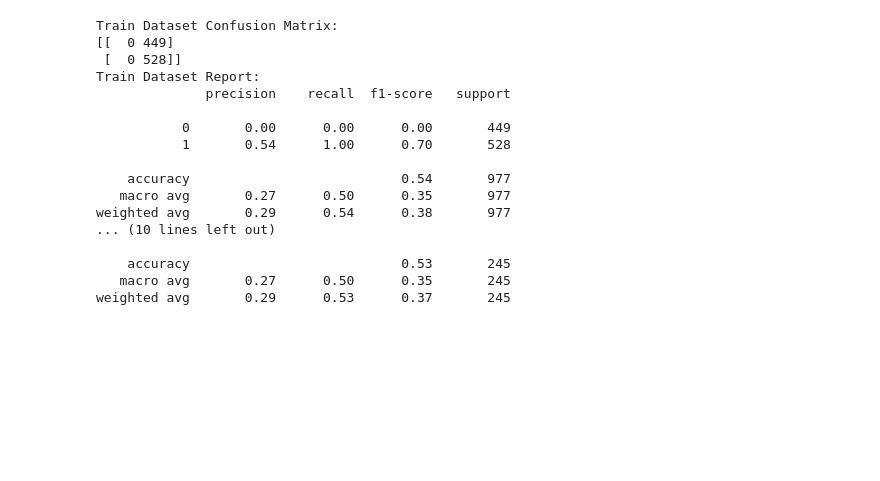
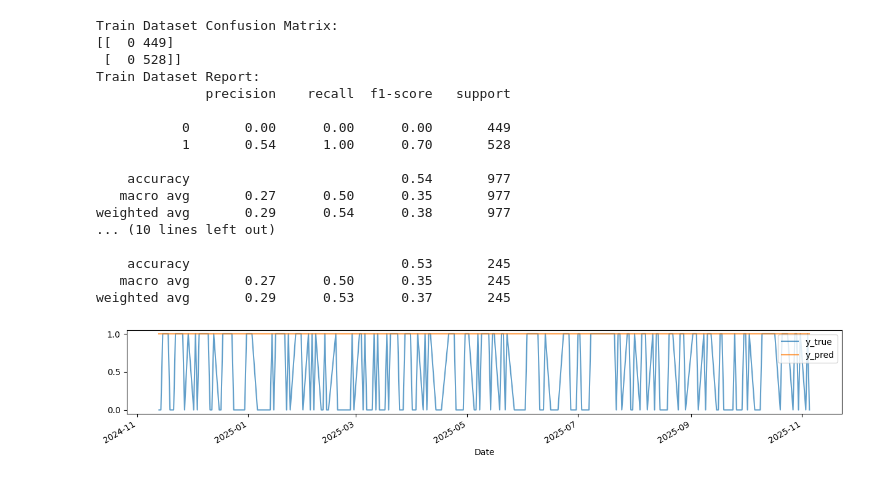
Before and after one commit to akito1961/stock-trend-prediction, a Jupyter notebook: trend_prediction.ipynb, the cells around one changed output. Saved outputs shown, nothing was run; the diff lists cells and outputs as text; code cells hidden in the pictures; blank space fills up the shorter version.

Commit message:
Update README.md and plotting result of y_true vs y_pred

```diff
--- a/trend_prediction.ipynb
+++ b/trend_prediction.ipynb
@@ -238,3 +239,8 @@ weighted avg       0.29      0.54      0.38       977
     accuracy                           0.53       245
    macro avg       0.27      0.50      0.35       245
 weighted avg       0.29      0.53      0.37       245
+# %%
+y_pred = cls.predict(X_test)
+_ = pd.DataFrame({'y_true': y_test, 'y_pred': y_pred}).plot(figsize=(15, 2), alpha=.7)
+# %% [output]
+[figure, added]
```
Also changed, not shown: parts of 5 cells of this notebook, 2 other files.
